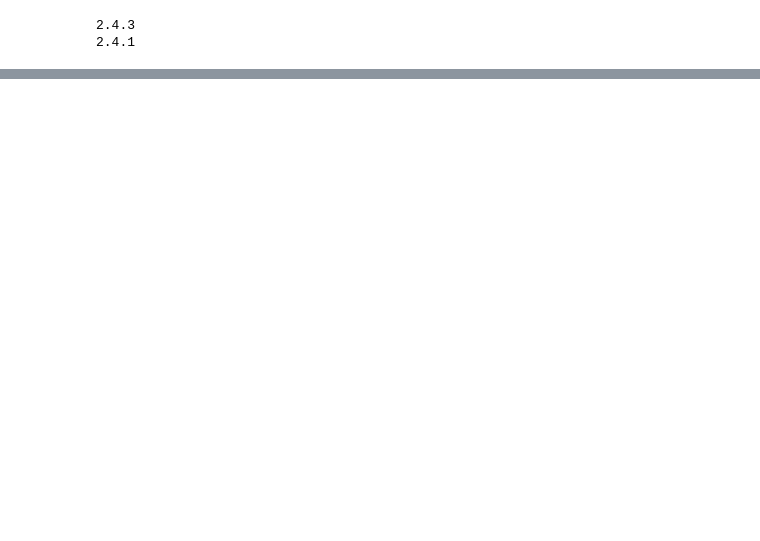
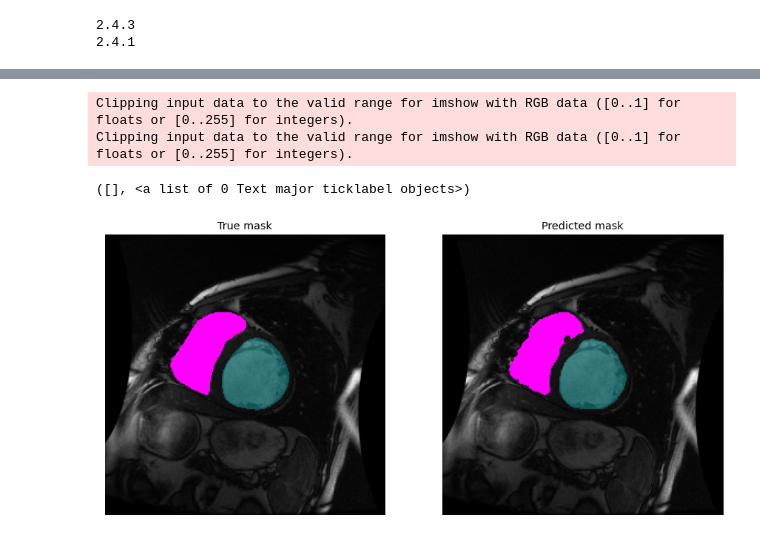
Before and after one commit to erikycd/Heart_segmentation, a Jupyter notebook: colab/UNET_pretrained_multiclass-Git.ipynb, the cells around one changed output, grey strips where cells are left out. Saved outputs shown, nothing was run; the diff lists cells and outputs as text; code cells hidden in the pictures; blank space fills up the shorter version.

```diff
--- a/colab/UNET_pretrained_multiclass-Git.ipynb
+++ b/colab/UNET_pretrained_multiclass-Git.ipynb
@@ -676,0 +446,59 @@ visualize(X_test , predicted_mask)
+# %%
+# OVERLAPED COLOR PLOT
+
+def mask_color_img(img, mask_1, color_1, mask_2, color_2, alpha=0.3):
+    '''
+    img: cv2 image
+    mask: bool or np.where
+    color: BGR triplet [_, _, _]. Default: [0, 255, 255] is yellow.
+    alpha: float [0, 1].
+
+    Ref: http://www.pyimagesearch.com/2016/03/07/transparent-overlays-with-opencv/
+    '''
+    out = img.copy()
+    img_layer = img.copy()
+    img_layer[mask_1] = color_1
+    out = cv.addWeighted(img_layer, alpha, out, 1 - alpha, 0, out)
+
+    out[mask_2] = color_2
+    out2 = cv.addWeighted(out, alpha, out, 1 - alpha, 0, out)
+
+    return out2
+
+
+label = 2
+a = X_test[label,:,:,0]
+Image_rgb = np.repeat(a[:, :, np.newaxis], 3, axis=2)
+
+true_class_1 = y_test[label,:,:,0]==1
+true_class_2 = y_test[label,:,:,0]==2
+
+True_mask = mask_color_img(Image_rgb,true_class_1,[0,255,255],
+                           true_class_2,[100,0,200],alpha = 0.001)
+
+
+predicted_class_1 = predicted_mask[label,:,:,1]==1
+predicted_class_2 = predicted_mask[label,:,:,2]==1
+
+Predicted_mask = mask_color_img(Image_rgb,predicted_class_1,[0,255,255],
+                                predicted_class_2,[100,0,200],alpha = 0.001)
+
+
+plt.figure(figsize=(15,15))
+
+plt.subplot(1,2,1)
+plt.imshow(True_mask)
+plt.title("True mask")
+plt.xticks([])
+plt.yticks([])
+
+plt.subplot(1,2,2)
+plt.imshow(Predicted_mask)
+plt.title("Predicted mask")
+plt.xticks([])
+plt.yticks([])
+# %% [output]
+Clipping input data to the valid range for imshow with RGB data ([0..1] for floats or [0..255] for integers).
+Clipping input data to the valid range for imshow with RGB data ([0..1] for floats or [0..255] for integers).
+([], <a list of 0 Text major ticklabel objects>)
+[figure, added]
```
Also changed, not shown: parts of 38 cells of this notebook.
